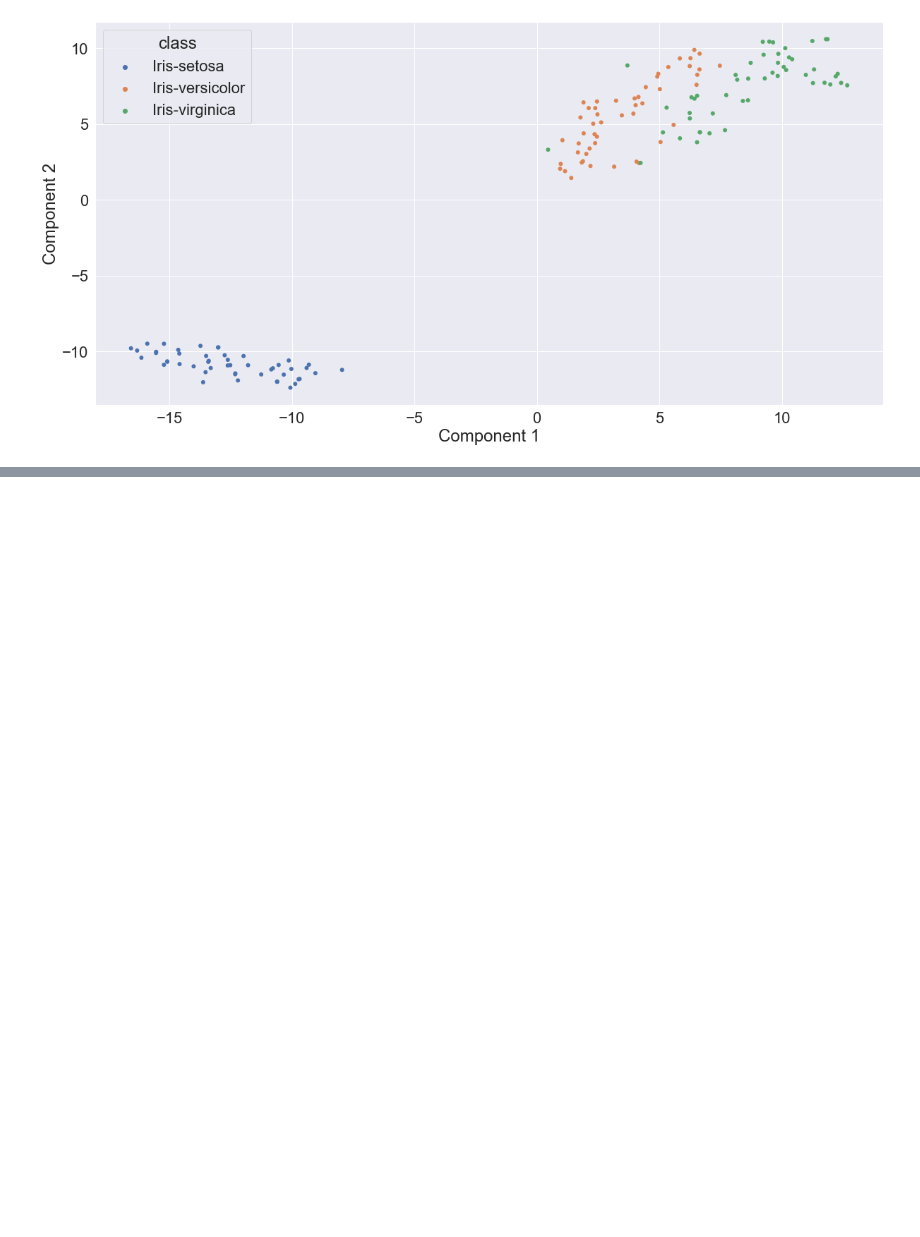
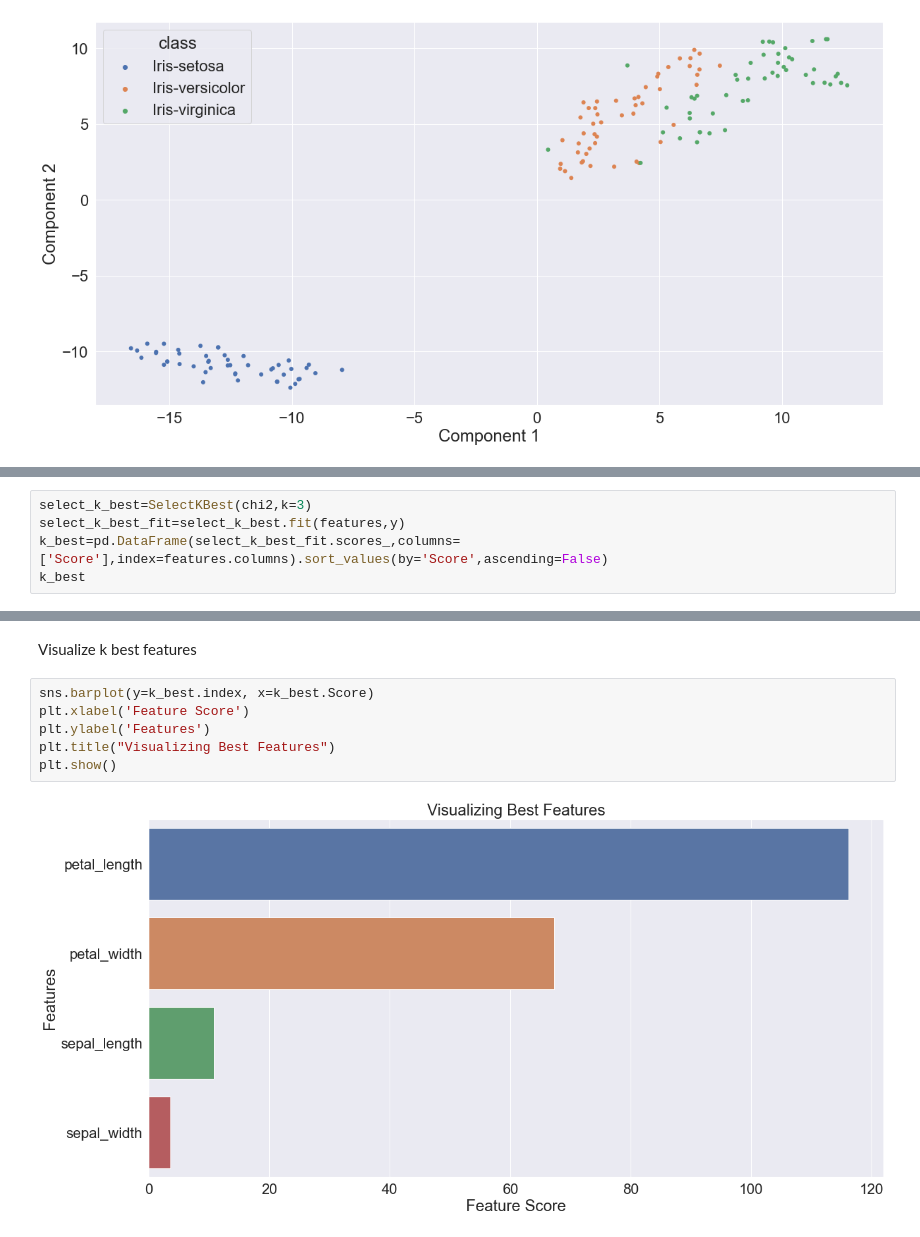
Before and after one commit to SammyOngaya/data2ml, a Jupyter notebook: feature-engineering.ipynb, the cells around one changed output, grey strips where cells are left out. Drawn from its saved outputs; the diff is of its cells as text; blank space fills up the shorter version.

Commit message:
Added feature selection notebook

```diff
--- a/feature-engineering.ipynb
+++ b/feature-engineering.ipynb
@@ -432,0 +442,5 @@ plt.show()
+# %%
+select_k_best=SelectKBest(chi2,k=3)
+select_k_best_fit=select_k_best.fit(features,y)
+k_best=pd.DataFrame(select_k_best_fit.scores_,columns=['Score'],index=features.columns).sort_values(by='Score',ascending=False)
+k_best
@@ -432,0 +453,10 @@ plt.show()
+# %% [markdown]
+Visualize k best features
+# %%
+sns.barplot(y=k_best.index, x=k_best.Score)
+plt.xlabel('Feature Score')
+plt.ylabel('Features')
+plt.title("Visualizing Best Features")
+plt.show()
+# %% [output]
+[figure, added]
```
Also changed, not shown: parts of 14 cells of this notebook.
